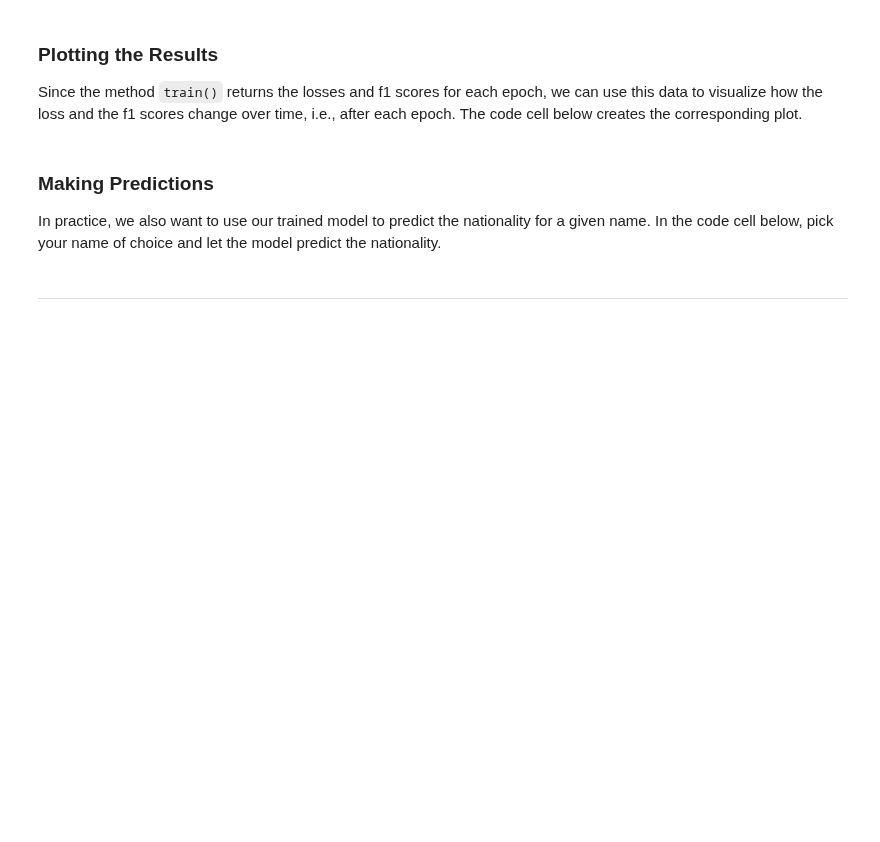
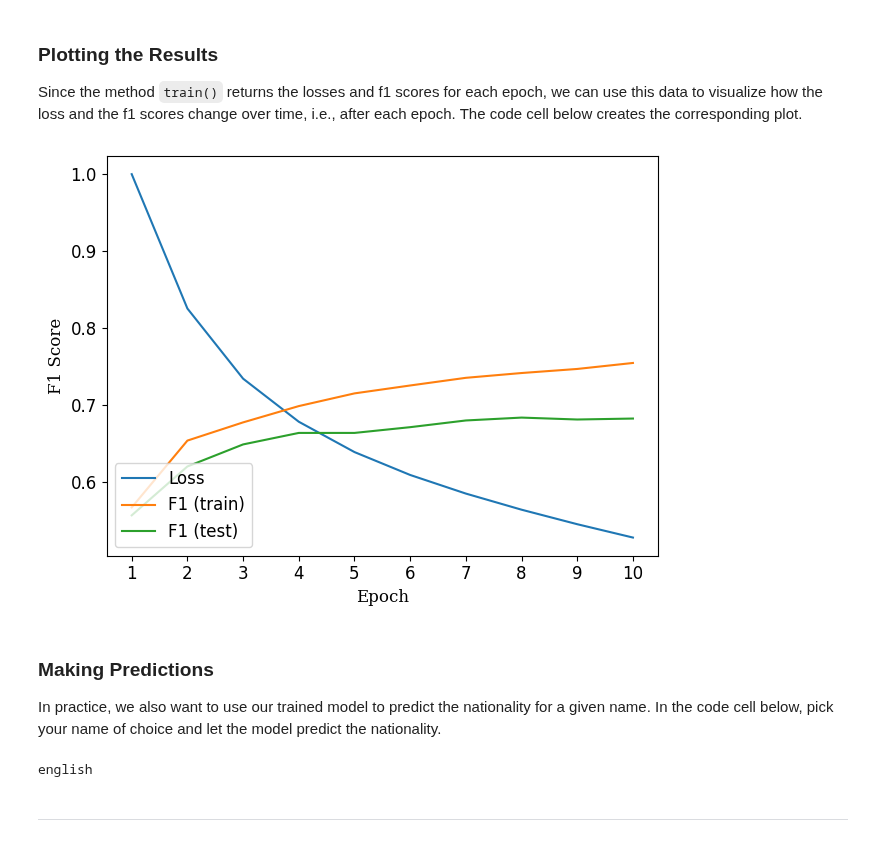
Before and after one commit to BostonAnalytics/AD698-generative-ai-for-BA, a Jupyter notebook: help-code/3-neural-nlp/Section 1.2 - Vanilla RNN Implementation.ipynb, the cells around one changed output. Cells and saved outputs as stored; diff of their text form; code cells hidden in the pictures; blank space fills up the shorter version.

```diff
--- a/help-code/3-neural-nlp/Section 1.2 - Vanilla RNN Implementation.ipynb
+++ b/help-code/3-neural-nlp/Section 1.2 - Vanilla RNN Implementation.ipynb
@@ -81,7 +85,7 @@ with os.scandir('data/corpora/names/') as it:
     for file_name in it:
         nationality = file_name.name.split('.')[0].lower()
         count = 0
-        with open(file_name) as file:
+        with open(file_name, 'r', encoding='utf-8') as file:
             for line in file:
                 names.append(line.strip().lower())
                 nationalities.append(nationality)
@@ -111,7 +119,7 @@ As usual, we also split our dataset into a training and test set.
 # It's generally always good to shuffle the dataset
 # For testing, you can also first use smaller samples
 #df = df.sample(frac=1.0).reset_index(drop=True)
-df = df.sample(frac=0.1).reset_index(drop=True)
+df = df.sample(frac=0.2).reset_index(drop=True)
 
 # Split the dataset into training and test data
 df_train, df_test = train_test_split(df, test_size=0.2)
@@ -343,28 +418,29 @@ Since the method `train()` returns the losses and f1 scores for each epoch, we c
 # %%
 x = list(range(1, len(losses)+1))
 
 # Convert losses to numpy array
 losses = np.asarray(losses)
 # Normalize losses so they match the scale in the plot (we are only interested in the trend of the losses!)
 losses = losses/np.max(losses)
 
 plt.figure()
 
-plt.plot(x, losses, lw=3)
-plt.plot(x, f1_train, lw=3)
-plt.plot(x, f1_test, lw=3)
+plt.plot(x, losses, lw=1.5)
+plt.plot(x, f1_train, lw=1.5)
+plt.plot(x, f1_test, lw=1.5)
 
-font_axes = {'family':'serif','color':'black','size':16}
-
+font_axes = {'family':'serif','color':'black','size':12}
 plt.gca().set_xticks(x)
-plt.xticks(fontsize=14)
-plt.yticks(fontsize=14)
+plt.xticks(fontsize=12)
+plt.yticks(fontsize=12)
 
 plt.xlabel("Epoch", fontdict=font_axes)
 plt.ylabel("F1 Score", fontdict=font_axes)
-plt.legend(['Loss', 'F1 (train)', 'F1 (test)'], loc='lower left', fontsize=16)
+plt.legend(['Loss', 'F1 (train)', 'F1 (test)'], loc='lower left', fontsize=12)
 plt.tight_layout()
 plt.show()
+# %% [output]
+[figure, added]
 # %% [markdown]
 ### Making Predictions
 
@@ -380,5 +456,7 @@ prediction = predict(model, name_tensor)
 
 # Convert class label to nationality
 print(nationalities_mapping[prediction])
+# %% [output]
+english
 # %% [markdown]
 ---
```
Also changed, not shown: parts of 14 cells of this notebook, 27 other files.
